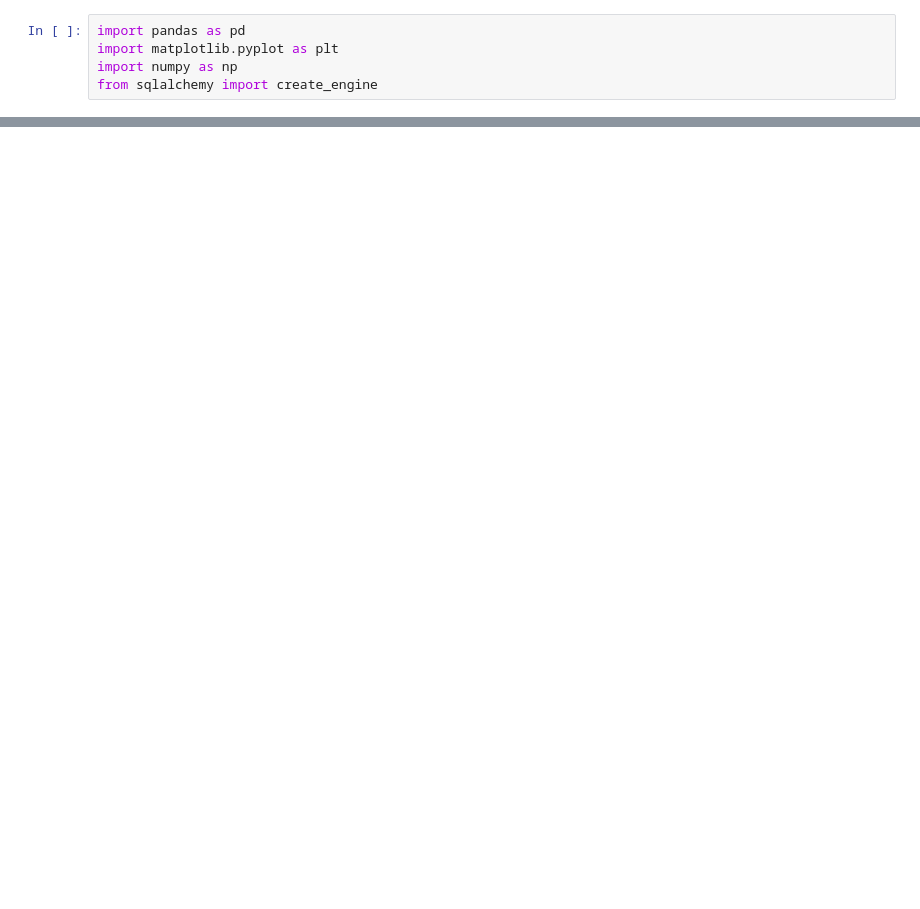
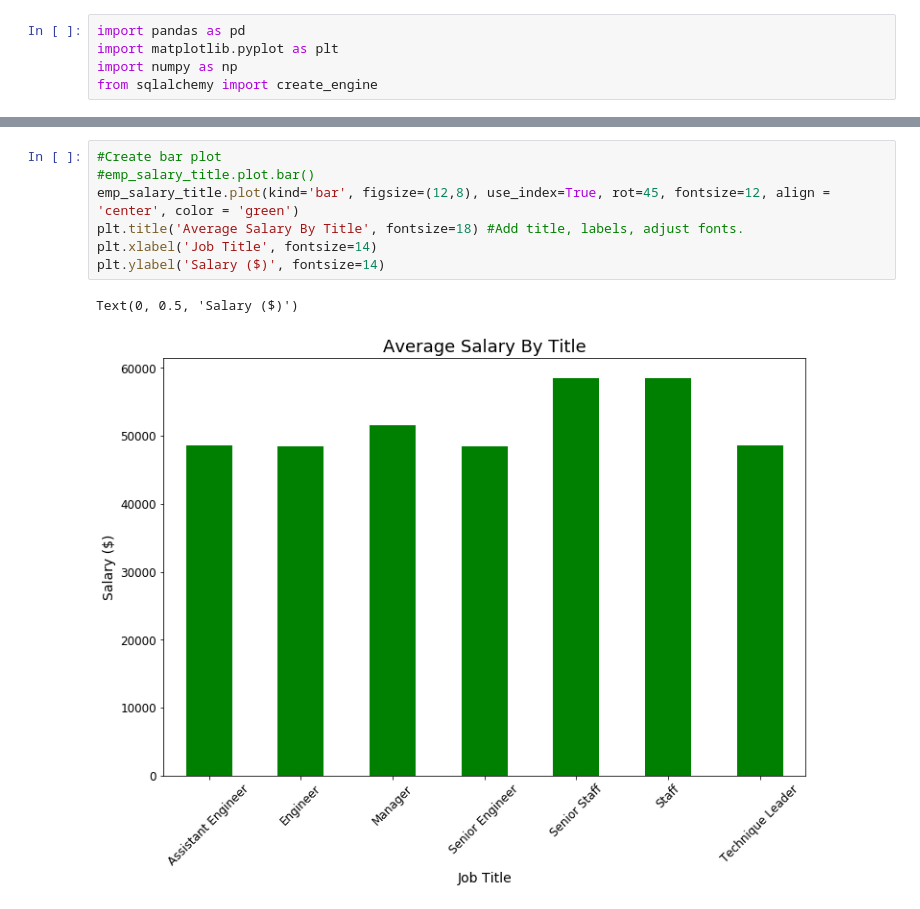
Before and after one commit to kmcgrath88/sql-challenge, a Jupyter notebook: EmployeeSQL/SQL_Bonus.ipynb, the cells around one changed output, grey strips where cells are left out. Saved outputs shown, nothing was run; the diff lists cells and outputs as text; blank space fills up the shorter version.

```diff
--- a/EmployeeSQL/SQL_Bonus.ipynb
+++ b/EmployeeSQL/SQL_Bonus.ipynb
@@ -127,0 +131,10 @@ emp_salary_title.plot.bar()
+# %%
+#Create bar plot
+#emp_salary_title.plot.bar()
+emp_salary_title.plot(kind='bar', figsize=(12,8), use_index=True, rot=45, fontsize=12, align = 'center', color = 'green')
+plt.title('Average Salary By Title', fontsize=18) #Add title, labels, adjust fonts.
+plt.xlabel('Job Title', fontsize=14)
+plt.ylabel('Salary ($)', fontsize=14)
+# %% [output]
+Text(0, 0.5, 'Salary ($)')
+[figure, added]
```
Also changed, not shown: parts of 16 cells of this notebook, 9 other files.
